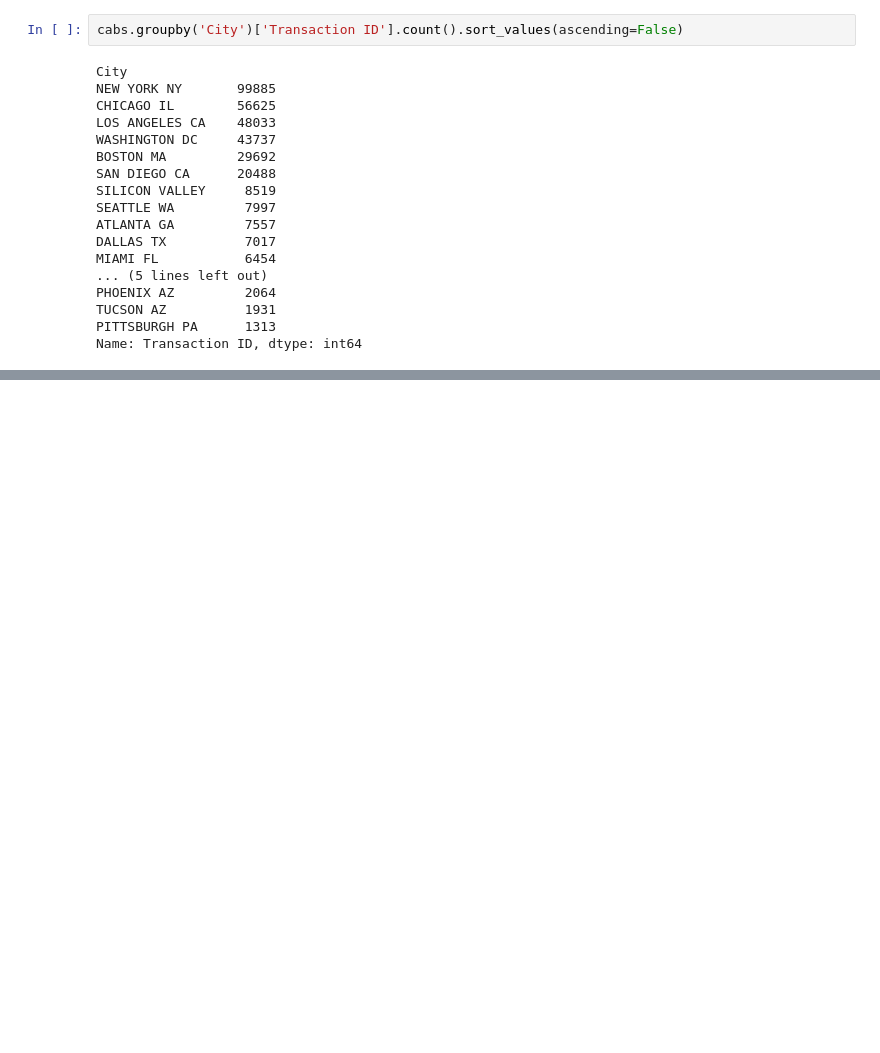
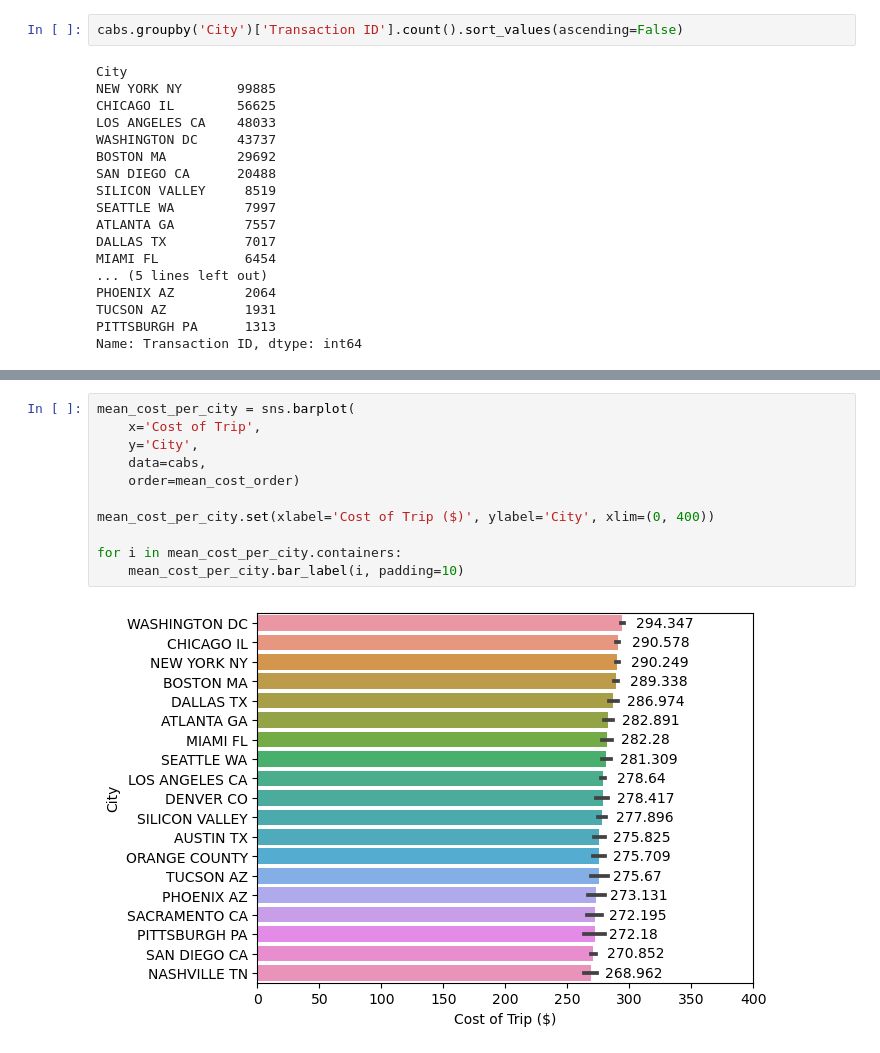
Before and after one commit to paulsoriiiano/G2M-Case-Study, a Jupyter notebook: G2M_Case_Study.ipynb, the cells around one changed output, grey strips where cells are left out. Cells and saved outputs as stored; diff of their text form; blank space fills up the shorter version.

```diff
--- a/G2M_Case_Study.ipynb
+++ b/G2M_Case_Study.ipynb
@@ -164,0 +251,13 @@ Name: Cost of Trip, dtype: float64
+# %%
+mean_cost_per_city = sns.barplot(
+    x='Cost of Trip',
+    y='City',
+    data=cabs,
+    order=mean_cost_order)
+
+mean_cost_per_city.set(xlabel='Cost of Trip ($)', ylabel='City', xlim=(0, 400))
+
+for i in mean_cost_per_city.containers:
+    mean_cost_per_city.bar_label(i, padding=10)
+# %% [output]
+[figure, added]
```
Also changed, not shown: parts of 53 cells of this notebook.
